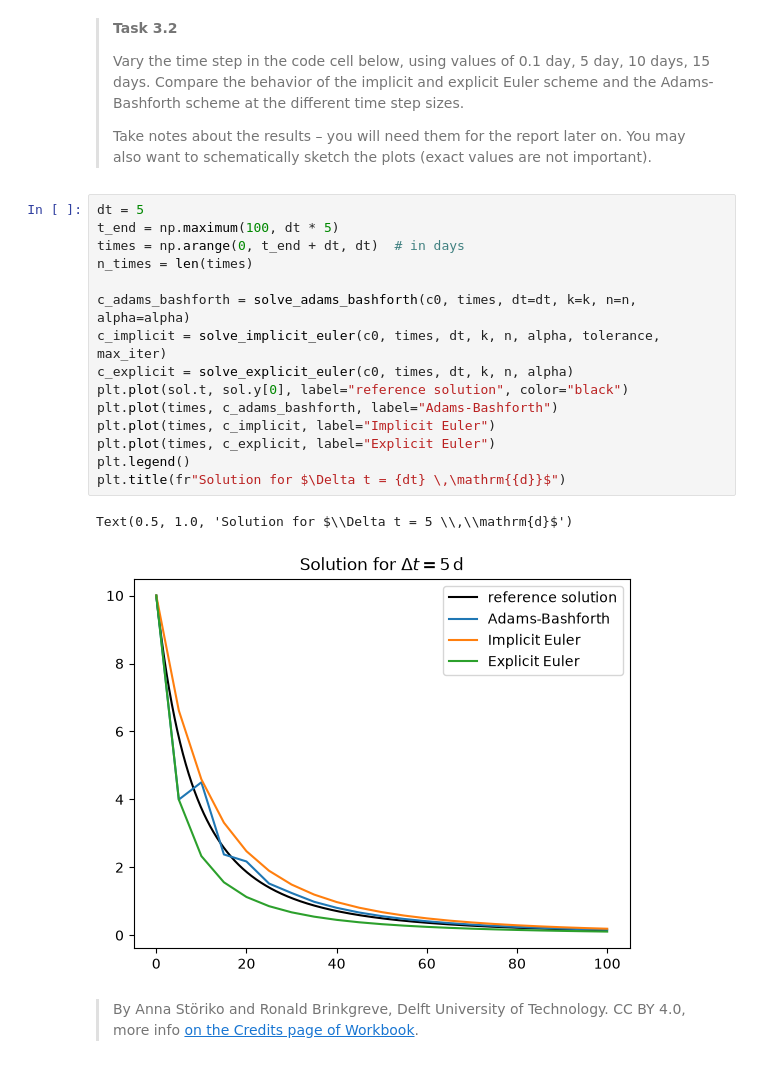
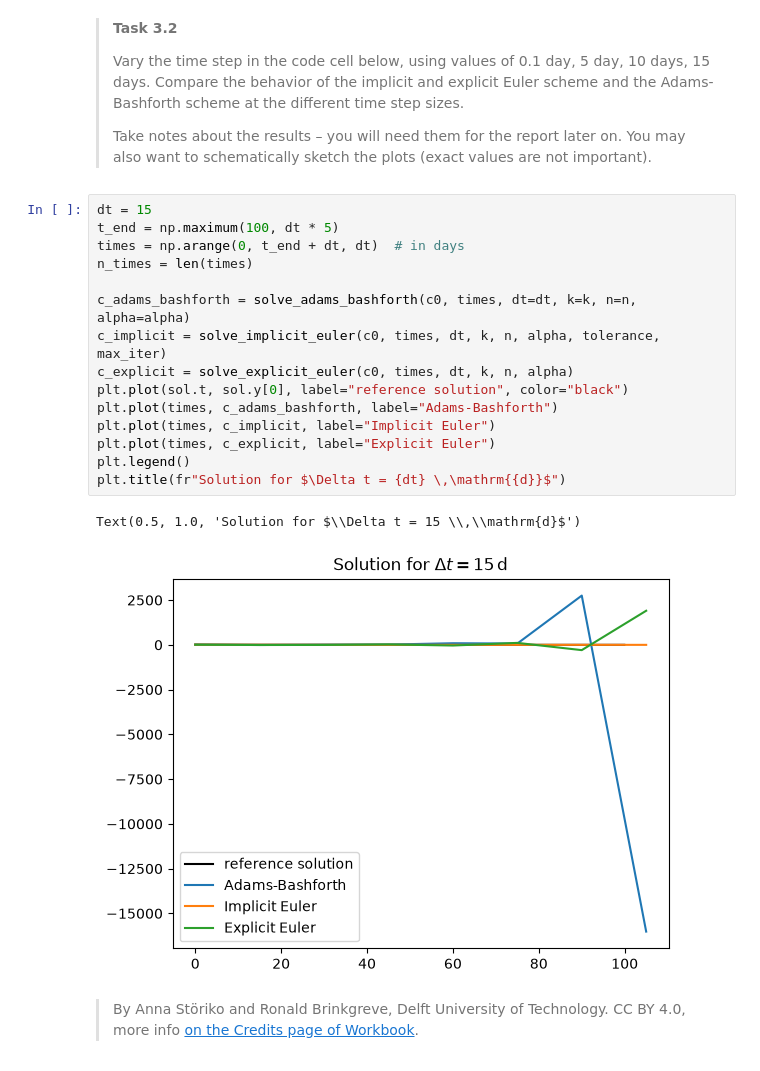
Before and after one commit to LorenzoBellunato/WA1.3, a Jupyter notebook: all_files_GA_1_3/contaminant_degradation.ipynb, the cells around one changed output. Drawn from its saved outputs; the diff is of its cells as text.

```diff
--- a/all_files_GA_1_3/contaminant_degradation.ipynb
+++ b/all_files_GA_1_3/contaminant_degradation.ipynb
@@ -339,22 +339,22 @@ plt.legend()
 >
 > Take notes about the results – you will need them for the report later on. You may also want to schematically sketch the plots (exact values are not important).
 # %%
-dt = 5
+dt = 15
 t_end = np.maximum(100, dt * 5)
 times = np.arange(0, t_end + dt, dt)  # in days
 n_times = len(times)
 
 c_adams_bashforth = solve_adams_bashforth(c0, times, dt=dt, k=k, n=n, alpha=alpha)
 c_implicit = solve_implicit_euler(c0, times, dt, k, n, alpha, tolerance, max_iter)
 c_explicit = solve_explicit_euler(c0, times, dt, k, n, alpha)
 plt.plot(sol.t, sol.y[0], label="reference solution", color="black")
 plt.plot(times, c_adams_bashforth, label="Adams-Bashforth")
 plt.plot(times, c_implicit, label="Implicit Euler")
 plt.plot(times, c_explicit, label="Explicit Euler")
 plt.legend()
 plt.title(fr"Solution for $\Delta t = {dt} \,\mathrm{{d}}$")
 # %% [output]
-Text(0.5, 1.0, 'Solution for $\\Delta t = 5 \\,\\mathrm{d}$')
+Text(0.5, 1.0, 'Solution for $\\Delta t = 15 \\,\\mathrm{d}$')
-[figure, old version]
+[figure, new version]
 # %% [markdown]
 > By Anna Störiko and Ronald Brinkgreve, Delft University of Technology. CC BY 4.0, more info [on the Credits page of Workbook](https://mude.citg.tudelft.nl/workbook-2026/credits.html).
```
